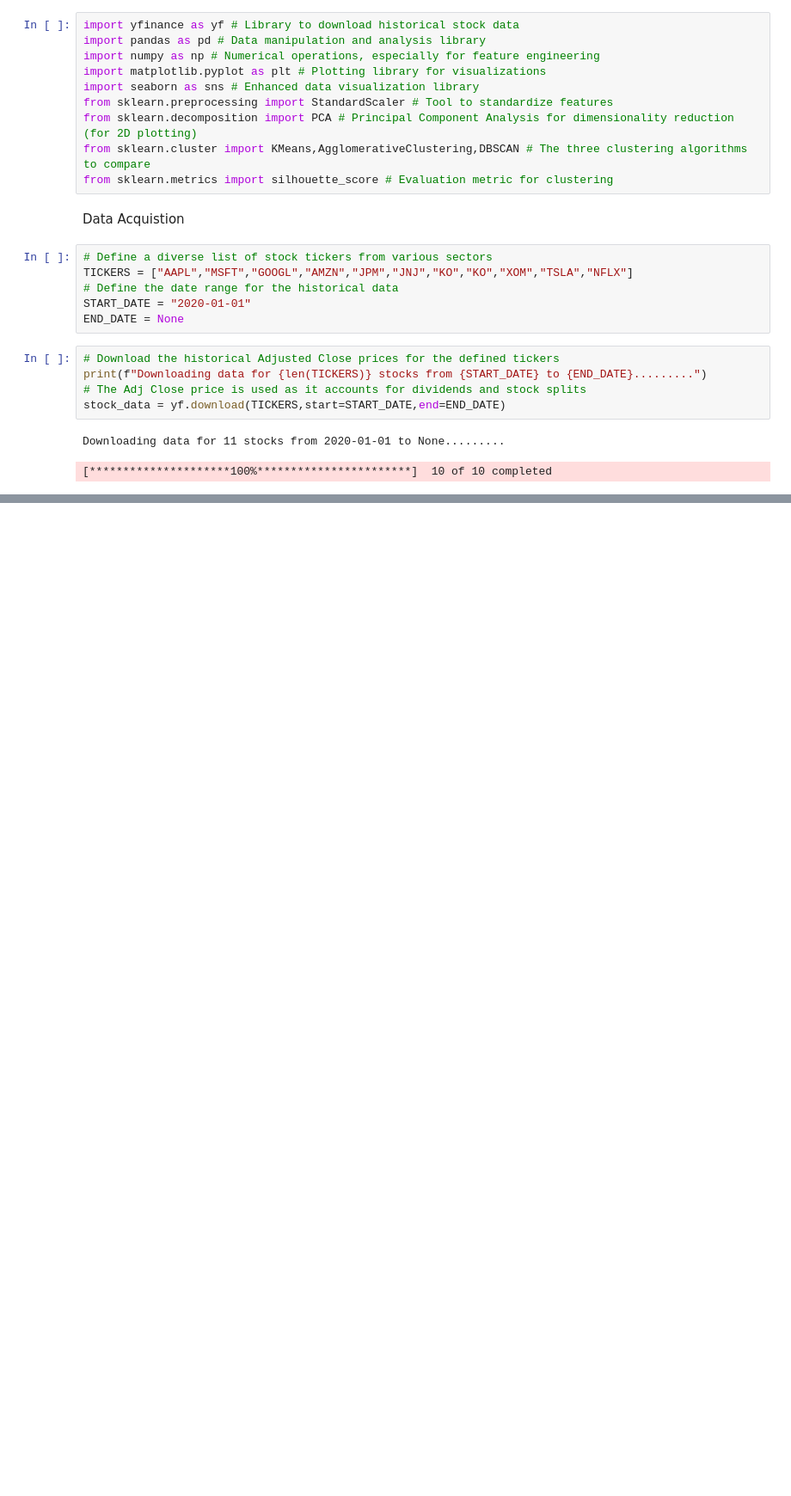
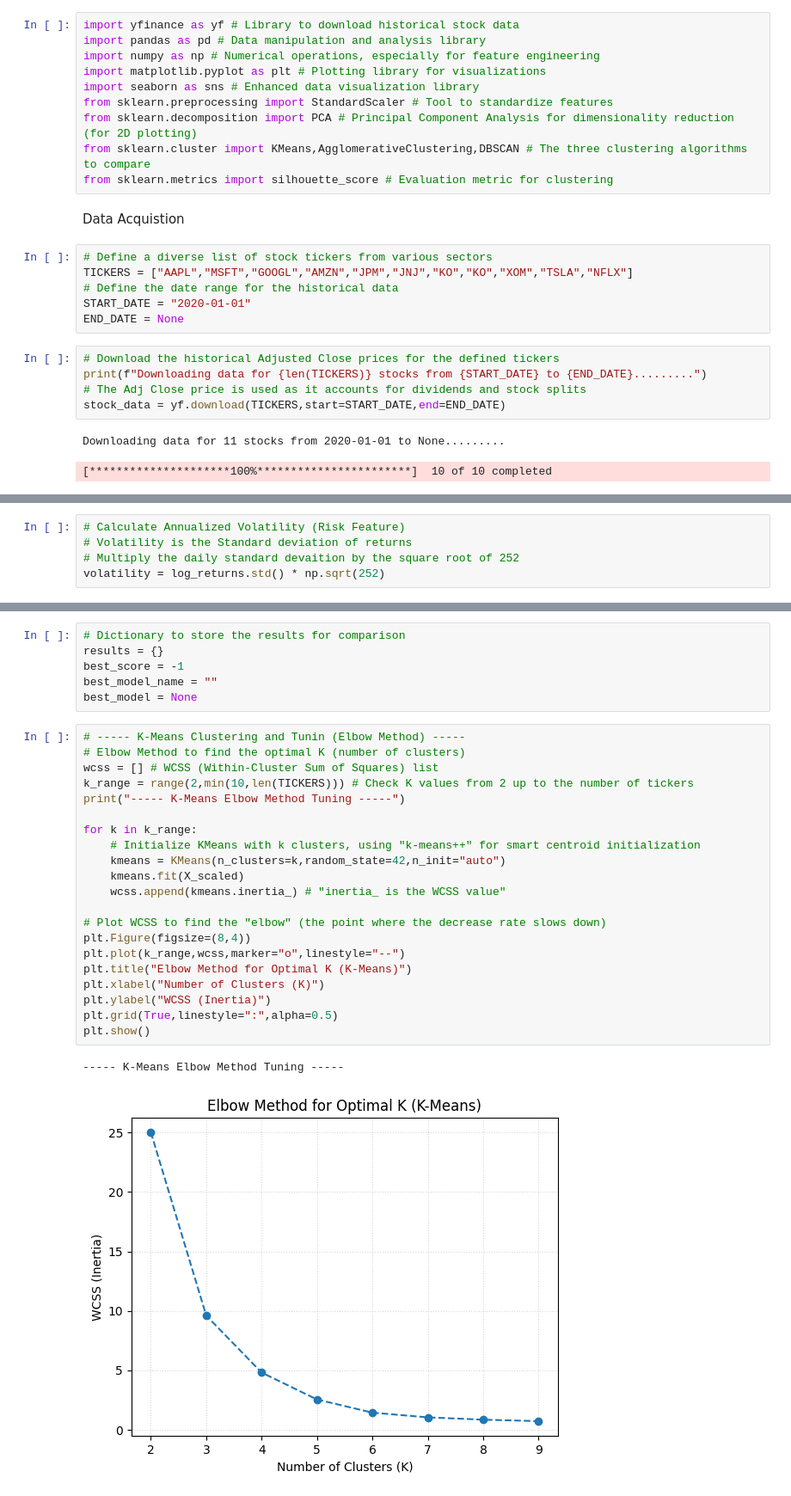
Before and after one commit to charlesakinnurun/stock-market, a Jupyter notebook: model.ipynb, the cells around one changed output, grey strips where cells are left out. Shown at 86% size. Saved outputs shown, nothing was run; the diff lists cells and outputs as text; blank space fills up the shorter version.

```diff
--- a/model.ipynb
+++ b/model.ipynb
@@ -44,0 +116,5 @@ stock_data.head()
+# %%
+# Calculate Annualized Volatility (Risk Feature)
+# Volatility is the Standard deviation of returns
+# Multiply the daily standard devaition by the square root of 252
+volatility = log_returns.std() * np.sqrt(252)
@@ -44,0 +184,30 @@ stock_data.head()
+# %%
+# Dictionary to store the results for comparison
+results = {}
+best_score = -1
+best_model_name = ""
+best_model = None
+# %%
+# ----- K-Means Clustering and Tunin (Elbow Method) -----
+# Elbow Method to find the optimal K (number of clusters)
+wcss = [] # WCSS (Within-Cluster Sum of Squares) list
+k_range = range(2,min(10,len(TICKERS))) # Check K values from 2 up to the number of tickers
+print("----- K-Means Elbow Method Tuning -----")
+
+for k in k_range:
+    # Initialize KMeans with k clusters, using "k-means++" for smart centroid initialization
+    kmeans = KMeans(n_clusters=k,random_state=42,n_init="auto")
+    kmeans.fit(X_scaled)
+    wcss.append(kmeans.inertia_) # "inertia_ is the WCSS value"
+
+# Plot WCSS to find the "elbow" (the point where the decrease rate slows down)
+plt.Figure(figsize=(8,4))
+plt.plot(k_range,wcss,marker="o",linestyle="--")
+plt.title("Elbow Method for Optimal K (K-Means)")
+plt.xlabel("Number of Clusters (K)")
+plt.ylabel("WCSS (Inertia)")
+plt.grid(True,linestyle=":",alpha=0.5)
+plt.show()
+# %% [output]
+----- K-Means Elbow Method Tuning -----
+[figure, added]
```
Also changed, not shown: parts of 27 cells of this notebook, 1 other file.
